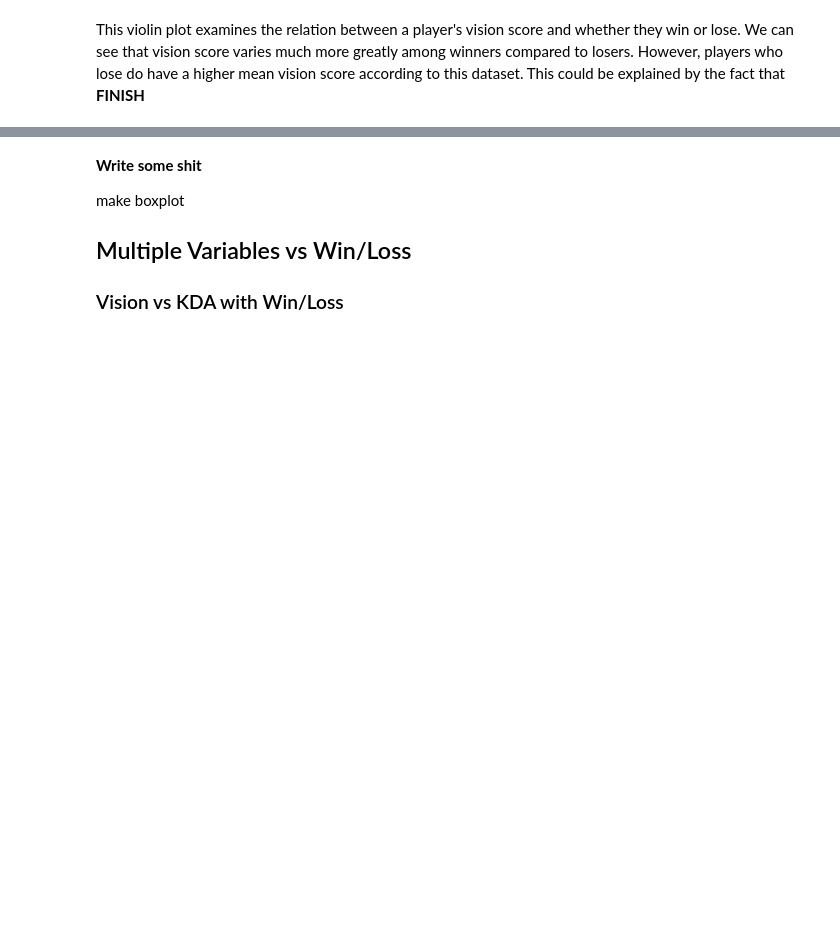
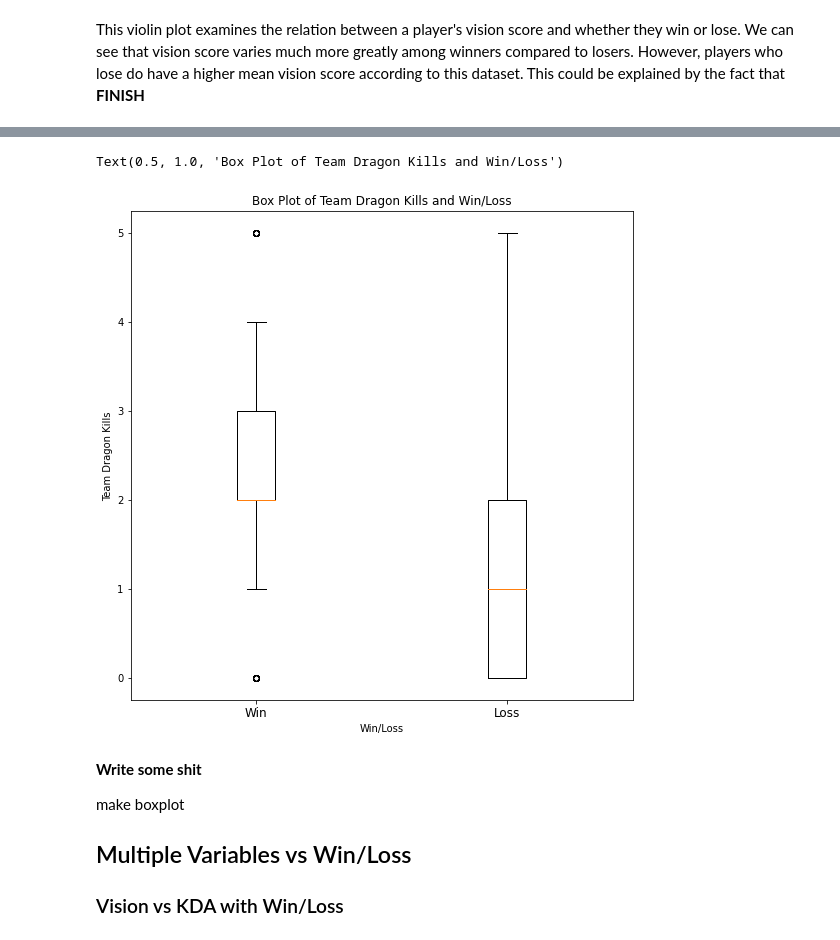
Before and after one commit to dvnmn/320-final-project, a Jupyter notebook: 320_Final_Project.ipynb, the cells around one changed output, grey strips where cells are left out. Cells and saved outputs as stored; diff of their text form; code cells hidden in the pictures; blank space fills up the shorter version.

```diff
--- a/320_Final_Project.ipynb
+++ b/320_Final_Project.ipynb
@@ -256,22 +282,25 @@ fig.savefig("violin.png")
 # %%
-win_loss = []
-for index, row in df.iterrows():
-    if row['win'] == True:
-        win_loss.append(1.0)
+dragon_win = []
+dragon_lose = []
+
+for c, col in df.iterrows():
+    if col['win'] == True:
+        dragon_win.append(col['team_dragons'])
     else:
-        win_loss.append(2.0)
-
-df['win01'] = win_loss
+        dragon_lose.append(col['team_dragons'])
 
 fig, ax = plt.subplots(figsize = (9,9))
 
-ax.boxplot(x = [df.team_dragons, df.win01])
+ax.boxplot(x = [dragon_win, dragon_lose])
 ax.set_xlabel("Win/Loss")
 ax.set_xticks([1,2], labels = ['Win', 'Loss'])
 ax.set_xticklabels(['Win', 'Loss'], fontsize=12)
 ax.set_yticks(np.arange(0, 5.5, 1))
 ax.set_ylabel("Team Dragon Kills")
 ax.set_title("Box Plot of Team Dragon Kills and Win/Loss")
+# %% [output]
+Text(0.5, 1.0, 'Box Plot of Team Dragon Kills and Win/Loss')
+[figure, added]
 # %% [markdown]
 <b>Write some shit</b>
 
```
Also changed, not shown: parts of 16 cells of this notebook.
